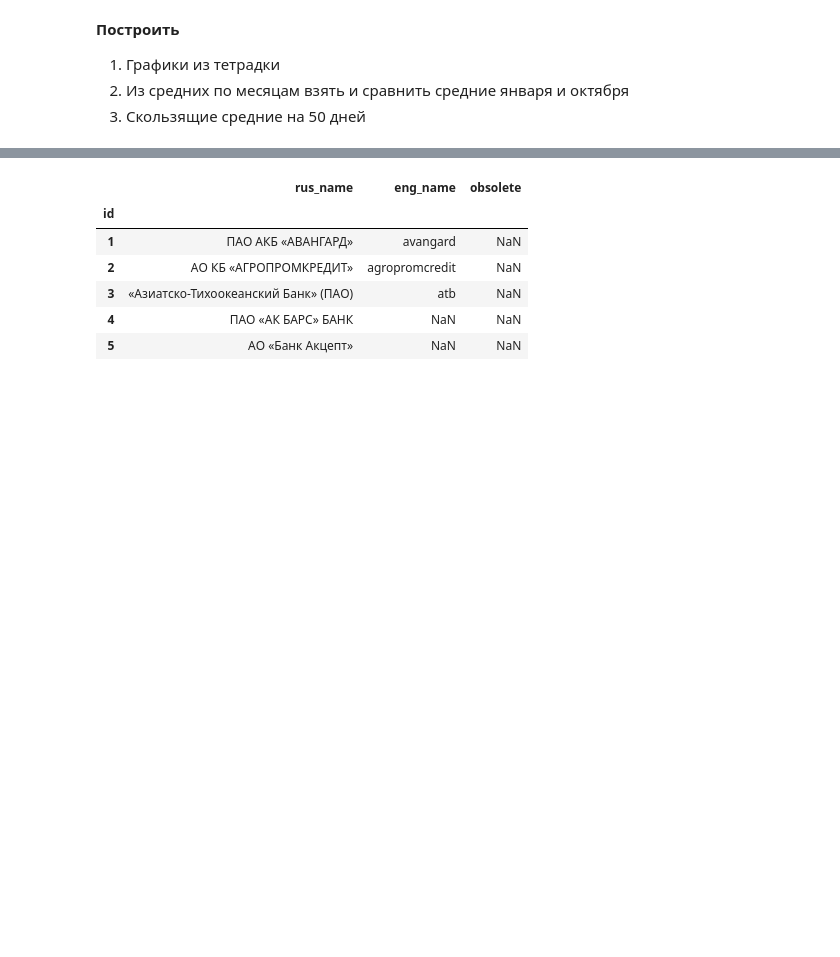
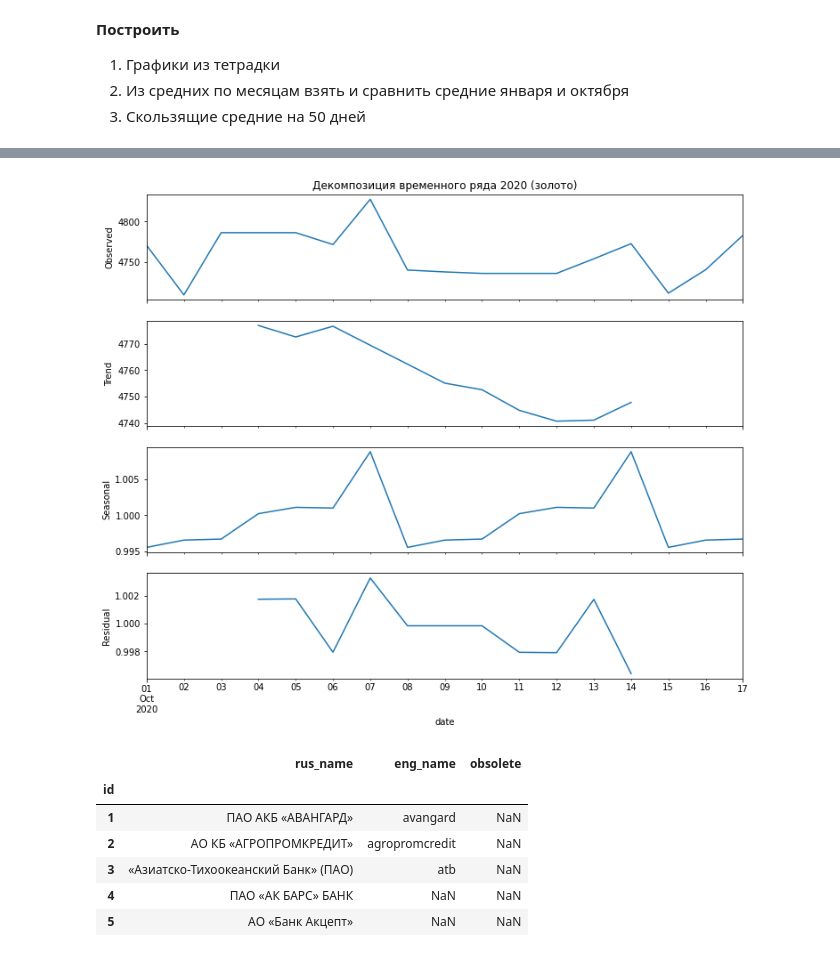
Before and after one commit to ilyinss/cbr_metall_analytics, a Jupyter notebook: decomp_metall_time_series.ipynb, the cells around one changed output, grey strips where cells are left out. Saved outputs shown, nothing was run; the diff lists cells and outputs as text; code cells hidden in the pictures; blank space fills up the shorter version.

```diff
--- a/decomp_metall_time_series.ipynb
+++ b/decomp_metall_time_series.ipynb
@@ -135,3 +167,8 @@ seasonal_decompose_plot(result)
+# %%
+result = seasonal_decompose(df_last_month['gold'], model='multiplicative')
+seasonal_decompose_plot(result, 'золото')
+# %% [output]
+[figure, added]
 # %%
 # золото и серебро
 
```
Also changed, not shown: parts of 15 cells of this notebook.
